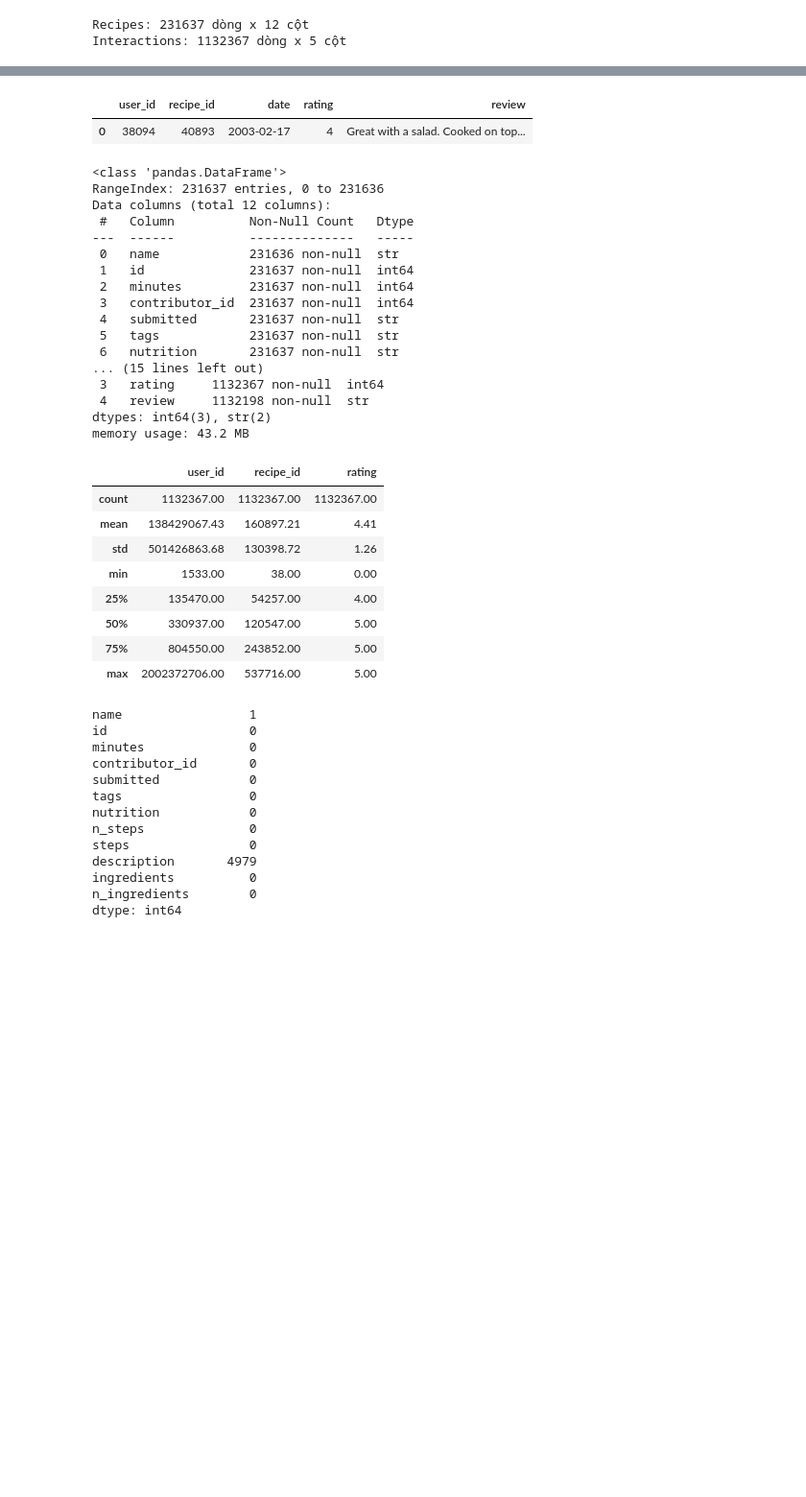
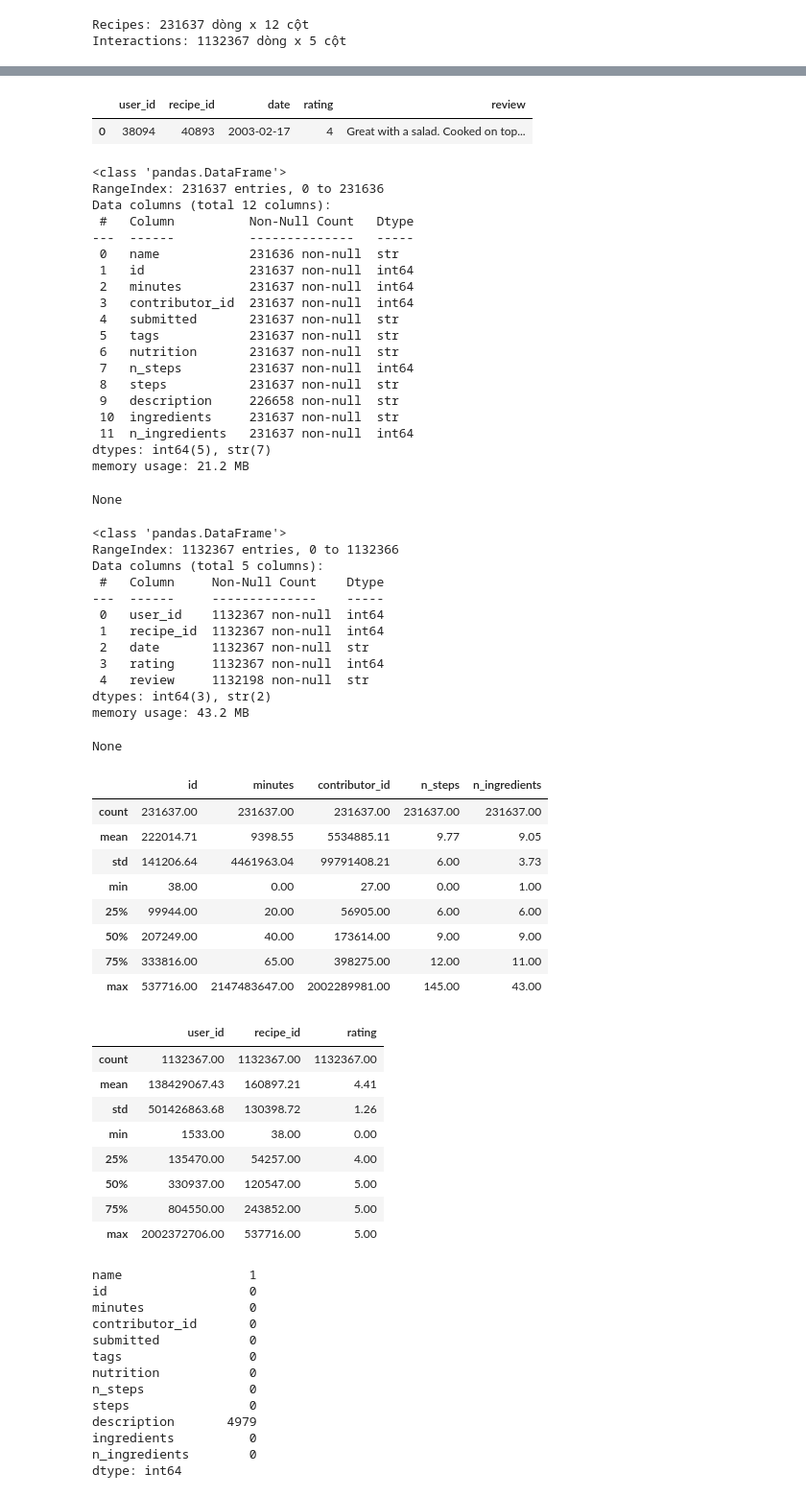
Before and after one commit to PH31M/Food-RecommendationSystem, a Jupyter notebook: notebooks/01_data_exploration.ipynb, the cells around one changed output, grey strips where cells are left out. Shown at 96% size. Saved outputs shown, nothing was run; the diff lists cells and outputs as text; code cells hidden in the pictures; blank space fills up the shorter version.

```diff
--- a/notebooks/01_data_exploration.ipynb
+++ b/notebooks/01_data_exploration.ipynb
@@ -30,57 +32,83 @@ print(f"Interactions: {df_interactions.shape[0]} dòng x {df_interactions.shape[
 Recipes: 231637 dòng x 12 cột
 Interactions: 1132367 dòng x 5 cột
 # %%
+# Phân tích kết cấu dữ liệu
 display(df_recipes.columns)
 display(df_interactions.columns)
 
-display(df_recipes.head(1))                                # Hiển thị món
-display(df_interactions.head(1))                           # Hiển thị review
+display(df_recipes.head(1))         # Hiển thị sample data món
+display(df_interactions.head(1))    # Hiển thị sample data review
 
-# Kiểu DL từng cột
+# Kiểm tra kiểu dữ liệu từng cột
 df_recipes.dtypes
 df_interactions.dtypes
 
-# Kiểm tra các kiểu dữ liệu
-df_recipes.info()
-df_interactions.info()
+# Kiểm tra các thông tin dataset
+display(df_recipes.info())
+display(df_interactions.info())
 
-#Thống kê dữ liệu
-df_recipes.describe()
-df_interactions.describe()
+#Thống kê mô tả dữ liệu
+display(df_recipes.describe())
+display(df_interactions.describe())
 # %% [output]
 Index(['name', 'id', 'minutes', 'contributor_id', 'submitted', 'tags',
        'nutrition', 'n_steps', 'steps', 'description', 'ingredients',
        'n_ingredients'],
       dtype='str')
 Index(['user_id', 'recipe_id', 'date', 'rating', 'review'], dtype='str')
 |  | name | id | minutes | contributor_id | submitted | tags | nutrition | n_steps | steps | ... |
 | 0 | arriba baked winter squash mexica... | 137739 | 55 | 47892 | 2005-09-16 | ['60-minutes-or-less', 'time-to-m... | [51.5, 0.0, 13.0, 0.0, 2.0, 0.0, ... | 11 | ['make a choice and proceed with ... | ... |
 |  | user_id | recipe_id | date | rating | review |
 | 0 | 38094 | 40893 | 2003-02-17 | 4 | Great with a salad. Cooked on top... |
 <class 'pandas.DataFrame'>
 RangeIndex: 231637 entries, 0 to 231636
 Data columns (total 12 columns):
  #   Column          Non-Null Count   Dtype
 ---  ------          --------------   -----
  0   name            231636 non-null  str
  1   id              231637 non-null  int64
  2   minutes         231637 non-null  int64
  3   contributor_id  231637 non-null  int64
  4   submitted       231637 non-null  str
  5   tags            231637 non-null  str
  6   nutrition       231637 non-null  str
-... (15 lines left out)
- 3   rating     1132367 non-null  int64
- 4   review     1132198 non-null  str
-dtypes: int64(3), str(2)
-memory usage: 43.2 MB
+ 7   n_steps         231637 non-null  int64
+ 8   steps           231637 non-null  str
+ 9   description     226658 non-null  str
+ 10  ingredients     231637 non-null  str
+ 11  n_ingredients   231637 non-null  int64
+dtypes: int64(5), str(7)
+memory usage: 21.2 MB
+None
+<class 'pandas.DataFrame'>
+RangeIndex: 1132367 entries, 0 to 1132366
+Data columns (total 5 columns):
+ #   Column     Non-Null Count    Dtype
+---  ------     --------------    -----
+ 0   user_id    1132367 non-null  int64
+ 1   recipe_id  1132367 non-null  int64
+ 2   date       1132367 non-null  str
+ 3   rating     1132367 non-null  int64
+ 4   review     1132198 non-null  str
+dtypes: int64(3), str(2)
+memory usage: 43.2 MB
+None
-|  | user_id | recipe_id | rating |
-| count | 1132367.00 | 1132367.00 | 1132367.00 |
-| mean | 138429067.43 | 160897.21 | 4.41 |
-| std | 501426863.68 | 130398.72 | 1.26 |
-| min | 1533.00 | 38.00 | 0.00 |
-| 25% | 135470.00 | 54257.00 | 4.00 |
-| 50% | 330937.00 | 120547.00 | 5.00 |
-| 75% | 804550.00 | 243852.00 | 5.00 |
-| max | 2002372706.00 | 537716.00 | 5.00 |
+|  | id | minutes | contributor_id | n_steps | n_ingredients |
+| count | 231637.00 | 231637.00 | 231637.00 | 231637.00 | 231637.00 |
+| mean | 222014.71 | 9398.55 | 5534885.11 | 9.77 | 9.05 |
+| std | 141206.64 | 4461963.04 | 99791408.21 | 6.00 | 3.73 |
+| min | 38.00 | 0.00 | 27.00 | 0.00 | 1.00 |
+| 25% | 99944.00 | 20.00 | 56905.00 | 6.00 | 6.00 |
+| 50% | 207249.00 | 40.00 | 173614.00 | 9.00 | 9.00 |
+| 75% | 333816.00 | 65.00 | 398275.00 | 12.00 | 11.00 |
+| max | 537716.00 | 2147483647.00 | 2002289981.00 | 145.00 | 43.00 |
+|  | user_id | recipe_id | rating |
+| count | 1132367.00 | 1132367.00 | 1132367.00 |
+| mean | 138429067.43 | 160897.21 | 4.41 |
+| std | 501426863.68 | 130398.72 | 1.26 |
+| min | 1533.00 | 38.00 | 0.00 |
+| 25% | 135470.00 | 54257.00 | 4.00 |
+| 50% | 330937.00 | 120547.00 | 5.00 |
+| 75% | 804550.00 | 243852.00 | 5.00 |
+| max | 2002372706.00 | 537716.00 | 5.00 |
 # %%
```
Also changed, not shown: parts of 4 cells of this notebook, 1 other file.
